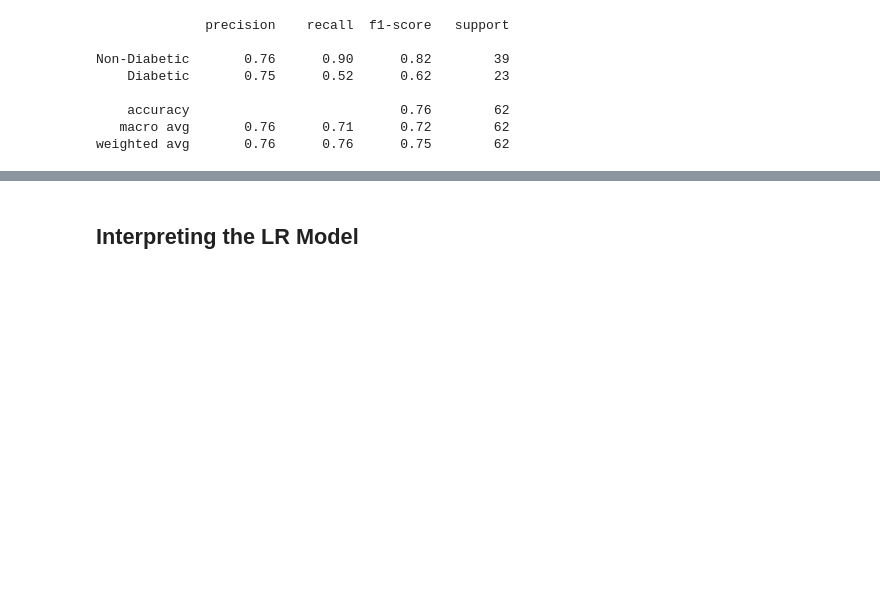
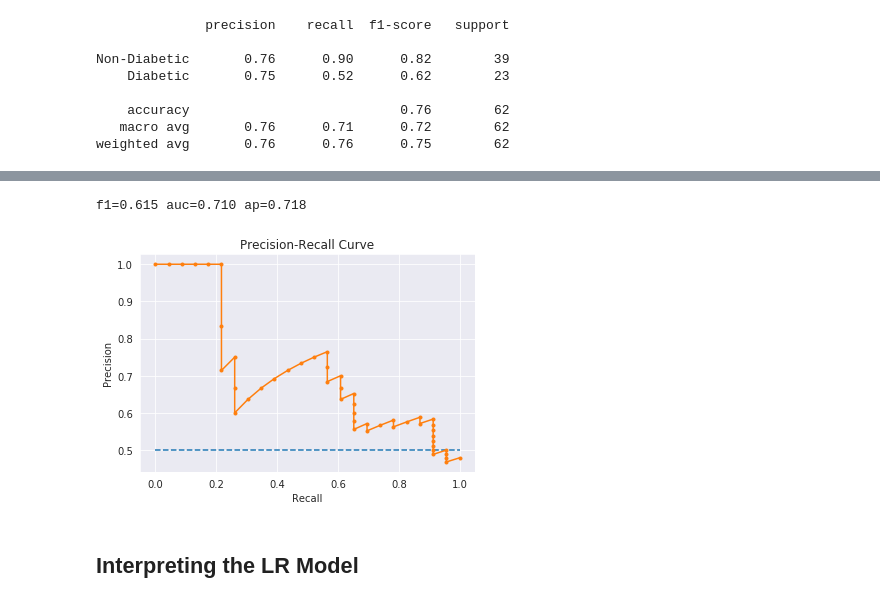
Before and after one commit to asrdav/Basic-ML-python-project, a Jupyter notebook: Assignment1_2.ipynb, the cells around one changed output, grey strips where cells are left out. Drawn from its saved outputs; the diff is of its cells as text; code cells hidden in the pictures; blank space fills up the shorter version.

```diff
--- a/Assignment1_2.ipynb
+++ b/Assignment1_2.ipynb
@@ -155,3 +178,35 @@ weighted avg       0.76      0.76      0.75        62
+# %%
+from sklearn.metrics import precision_recall_curve
+from sklearn.metrics import f1_score
+from sklearn.metrics import auc
+from sklearn.metrics import average_precision_score
+# predict probabilities
+probs = log_regress.predict_proba(X_test)
+# keep probabilities for the positive outcome only
+probs = probs[:, 1]
+# predict class values
+yhat = log_regress.predict(X_test)
+# calculate precision-recall curve
+precision, recall, thresholds = precision_recall_curve(Y_test, probs)
+# calculate F1 score
+f1 = f1_score(Y_test, yhat)
+# calculate precision-recall AUC
+auc = auc(recall, precision)
+# calculate average precision score
+ap = average_precision_score(Y_test, probs)
+print('f1=%.3f auc=%.3f ap=%.3f' % (f1, auc, ap))
+# plot no skill
+plt.plot([0, 1], [0.5, 0.5], linestyle='--')
+# plot the precision-recall curve for the model
+plt.plot(recall, precision, marker='.')
+plt.xlabel("Recall")
+plt.ylabel("Precision")
+plt.title("Precision-Recall Curve")
+# show the plot
+plt.show()
+# %% [output]
+f1=0.615 auc=0.710 ap=0.718
+[figure, added]
 # %% [markdown]
 ## Interpreting the LR Model
 # %%
```
Also changed, not shown: parts of 11 cells of this notebook.
